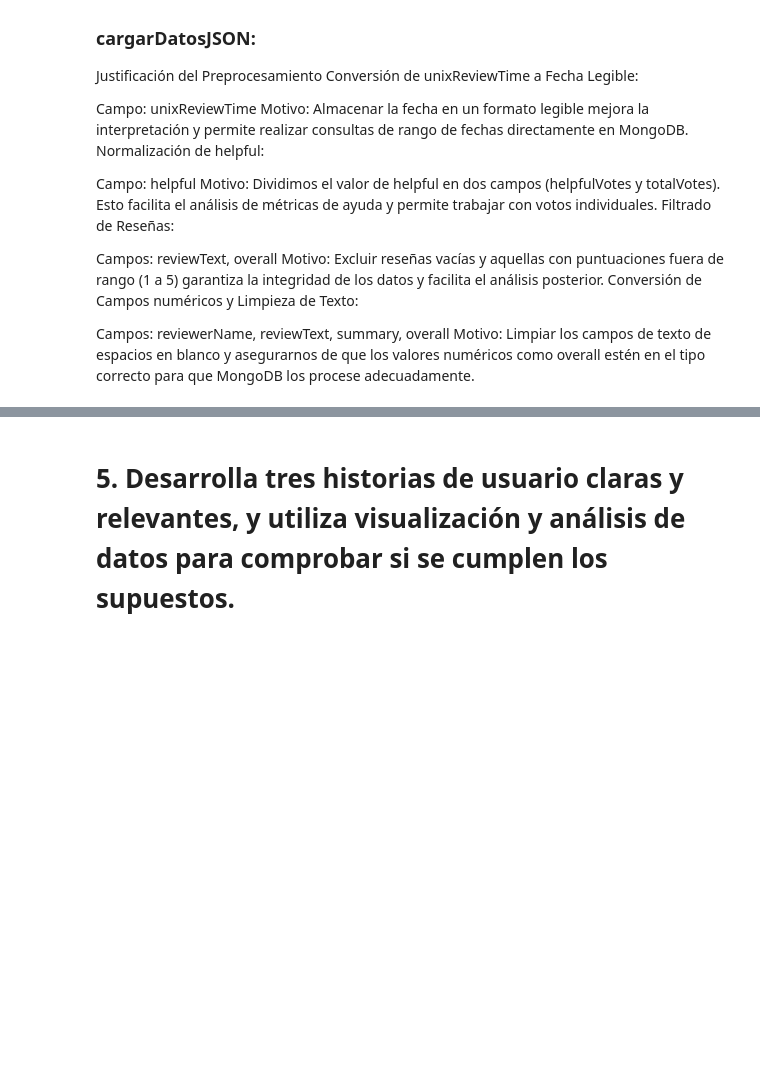
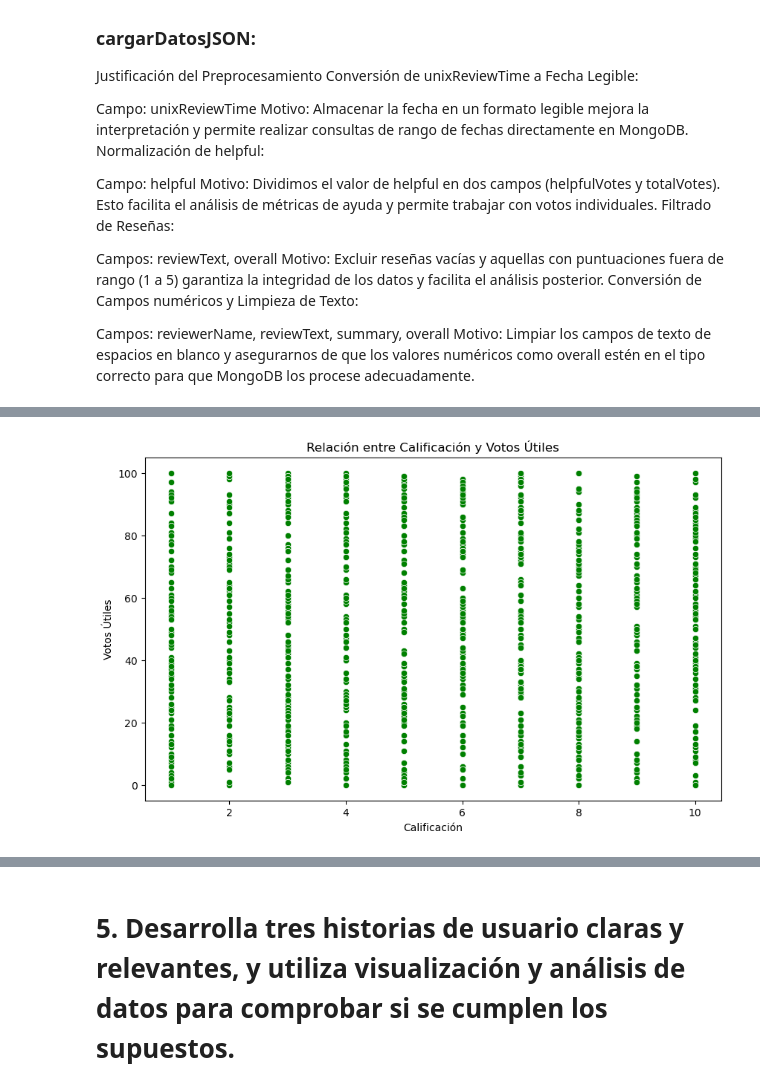
Before and after one commit to mkltc/RETO2, a Jupyter notebook: PIA/reto2_pia.ipynb, the cells around one changed output, grey strips where cells are left out. Cells and saved outputs as stored; diff of their text form; code cells hidden in the pictures; blank space fills up the shorter version.

```diff
--- a/PIA/reto2_pia.ipynb
+++ b/PIA/reto2_pia.ipynb
@@ -276,0 +440,10 @@ Motivo: Limpiar los campos de texto de espacios en blanco y asegurarnos de que l
+# %%
+# Relación entre calificación y votos útiles (scatterplot)
+plt.figure(figsize=(10, 6))
+sns.scatterplot(data=df, x='overall', y='helpfulVotes', color='green')
+plt.title('Relación entre Calificación y Votos Útiles')
+plt.xlabel('Calificación')
+plt.ylabel('Votos Útiles')
+plt.show()
+# %% [output]
+[figure, added]
```
Also changed, not shown: parts of 17 cells of this notebook.
